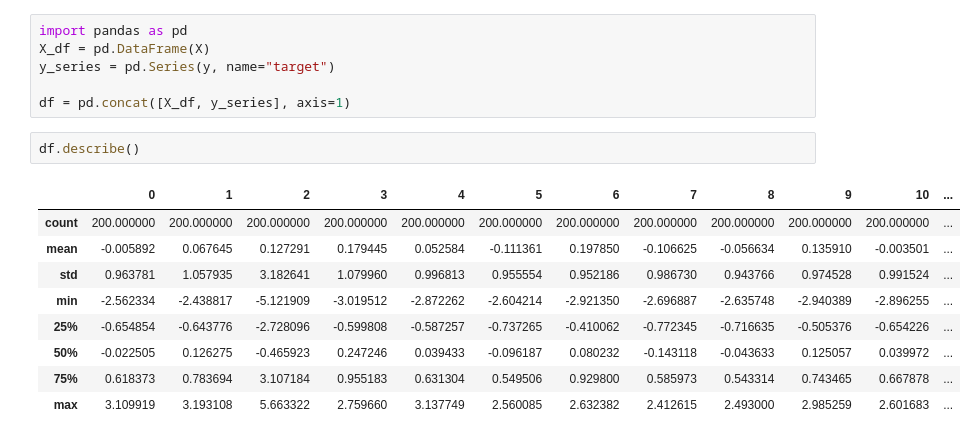
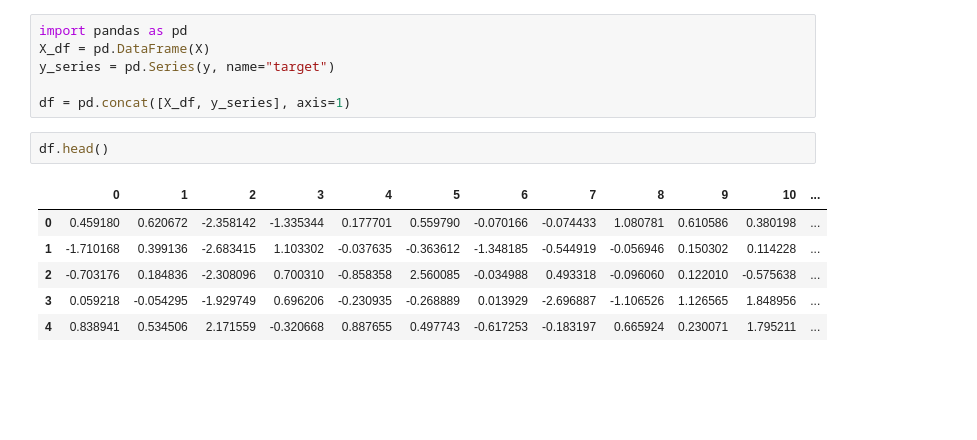
Before and after one commit to Raunak-Kesharwani/ML_DL_from_Scratch, a Jupyter notebook: notebooks/Logistic regression/Logistic regression using binary cross entropy.ipynb, the cells around one changed output. Drawn from its saved outputs; the diff is of its cells as text; blank space fills up the shorter version.

```diff
--- a/notebooks/Logistic regression/Logistic regression using binary cross entropy.ipynb
+++ b/notebooks/Logistic regression/Logistic regression using binary cross entropy.ipynb
@@ -109,14 +109,11 @@ y_series = pd.Series(y, name="target")
 
 df = pd.concat([X_df, y_series], axis=1)
 # %%
-df.describe()
+df.head()
 # %% [output]
 |  | 0 | 1 | 2 | 3 | 4 | 5 | 6 | 7 | 8 | 9 | 10 | ... |
-| count | 200.000000 | 200.000000 | 200.000000 | 200.000000 | 200.000000 | 200.000000 | 200.000000 | 200.000000 | 200.000000 | 200.000000 | 200.000000 | ... |
-| mean | -0.005892 | 0.067645 | 0.127291 | 0.179445 | 0.052584 | -0.111361 | 0.197850 | -0.106625 | -0.056634 | 0.135910 | -0.003501 | ... |
-| std | 0.963781 | 1.057935 | 3.182641 | 1.079960 | 0.996813 | 0.955554 | 0.952186 | 0.986730 | 0.943766 | 0.974528 | 0.991524 | ... |
-| min | -2.562334 | -2.438817 | -5.121909 | -3.019512 | -2.872262 | -2.604214 | -2.921350 | -2.696887 | -2.635748 | -2.940389 | -2.896255 | ... |
-| 25% | -0.654854 | -0.643776 | -2.728096 | -0.599808 | -0.587257 | -0.737265 | -0.410062 | -0.772345 | -0.716635 | -0.505376 | -0.654226 | ... |
-| 50% | -0.022505 | 0.126275 | -0.465923 | 0.247246 | 0.039433 | -0.096187 | 0.080232 | -0.143118 | -0.043633 | 0.125057 | 0.039972 | ... |
-| 75% | 0.618373 | 0.783694 | 3.107184 | 0.955183 | 0.631304 | 0.549506 | 0.929800 | 0.585973 | 0.543314 | 0.743465 | 0.667878 | ... |
-| max | 3.109919 | 3.193108 | 5.663322 | 2.759660 | 3.137749 | 2.560085 | 2.632382 | 2.412615 | 2.493000 | 2.985259 | 2.601683 | ... |
+| 0 | 0.459180 | 0.620672 | -2.358142 | -1.335344 | 0.177701 | 0.559790 | -0.070166 | -0.074433 | 1.080781 | 0.610586 | 0.380198 | ... |
+| 1 | -1.710168 | 0.399136 | -2.683415 | 1.103302 | -0.037635 | -0.363612 | -1.348185 | -0.544919 | -0.056946 | 0.150302 | 0.114228 | ... |
+| 2 | -0.703176 | 0.184836 | -2.308096 | 0.700310 | -0.858358 | 2.560085 | -0.034988 | 0.493318 | -0.096060 | 0.122010 | -0.575638 | ... |
+| 3 | 0.059218 | -0.054295 | -1.929749 | 0.696206 | -0.230935 | -0.268889 | 0.013929 | -2.696887 | -1.106526 | 1.126565 | 1.848956 | ... |
+| 4 | 0.838941 | 0.534506 | 2.171559 | -0.320668 | 0.887655 | 0.497743 | -0.617253 | -0.183197 | 0.665924 | 0.230071 | 1.795211 | ... |
```
Also changed, not shown: 1 other file.
